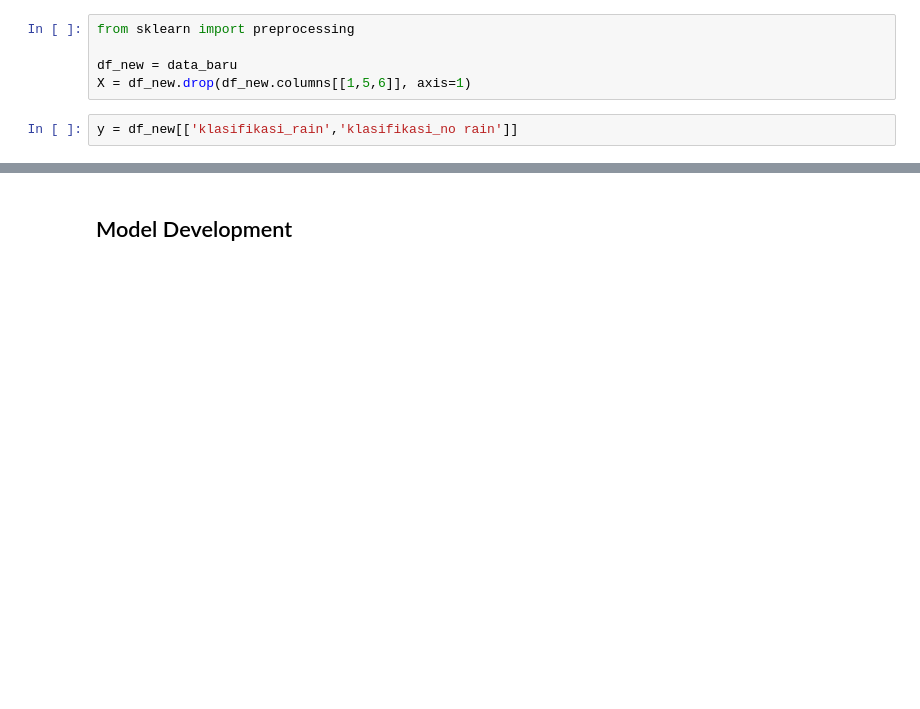
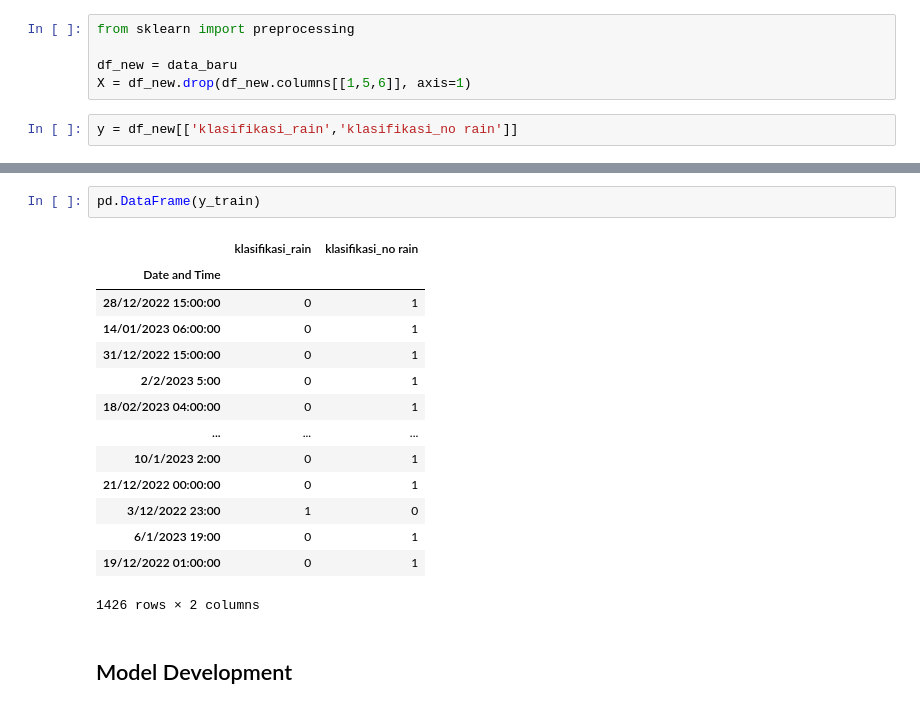
Before and after one commit to el-thobhy/rainfall-prediction, a Jupyter notebook: test_code_bmkg.ipynb, the cells around one changed output, grey strips where cells are left out. Saved outputs shown, nothing was run; the diff lists cells and outputs as text; blank space fills up the shorter version.

```diff
--- a/test_code_bmkg.ipynb
+++ b/test_code_bmkg.ipynb
@@ -230,3 +245,20 @@ X_train, X_test, y_train, y_test = train_test_split(X, y, train_size = 0.80, tes
+# %%
+pd.DataFrame(y_train)
+# %% [output]
+|  | klasifikasi_rain | klasifikasi_no rain |
+| Date and Time |  |  |
+| 28/12/2022 15:00:00 | 0 | 1 |
+| 14/01/2023 06:00:00 | 0 | 1 |
+| 31/12/2022 15:00:00 | 0 | 1 |
+| 2/2/2023 5:00 | 0 | 1 |
+| 18/02/2023 04:00:00 | 0 | 1 |
+| ... | ... | ... |
+| 10/1/2023 2:00 | 0 | 1 |
+| 21/12/2022 00:00:00 | 0 | 1 |
+| 3/12/2022 23:00 | 1 | 0 |
+| 6/1/2023 19:00 | 0 | 1 |
+| 19/12/2022 01:00:00 | 0 | 1 |
+1426 rows × 2 columns
 # %% [markdown]
 ## Model Development
 # %% [markdown]
```
Also changed, not shown: parts of 9 cells of this notebook.
